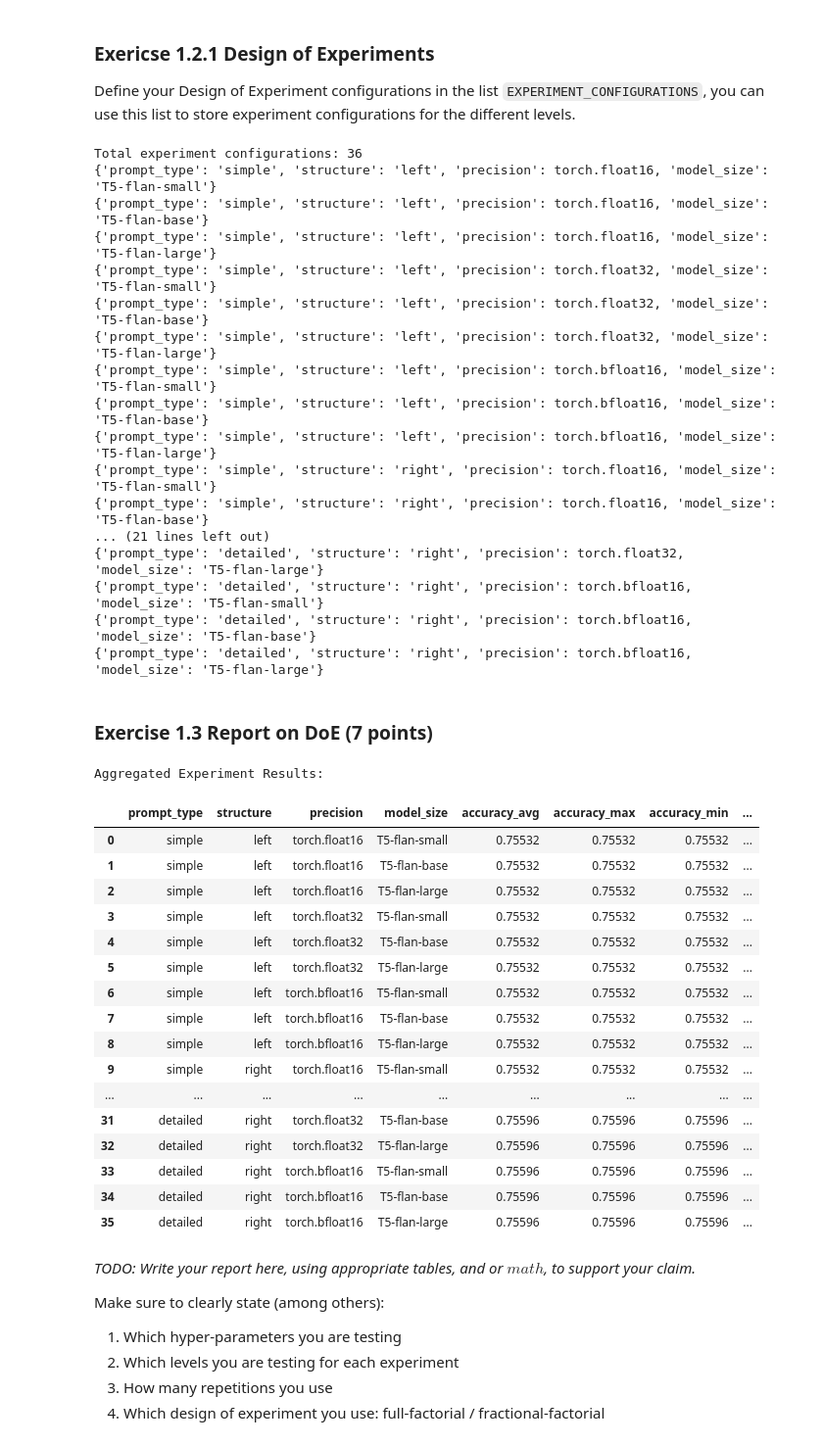
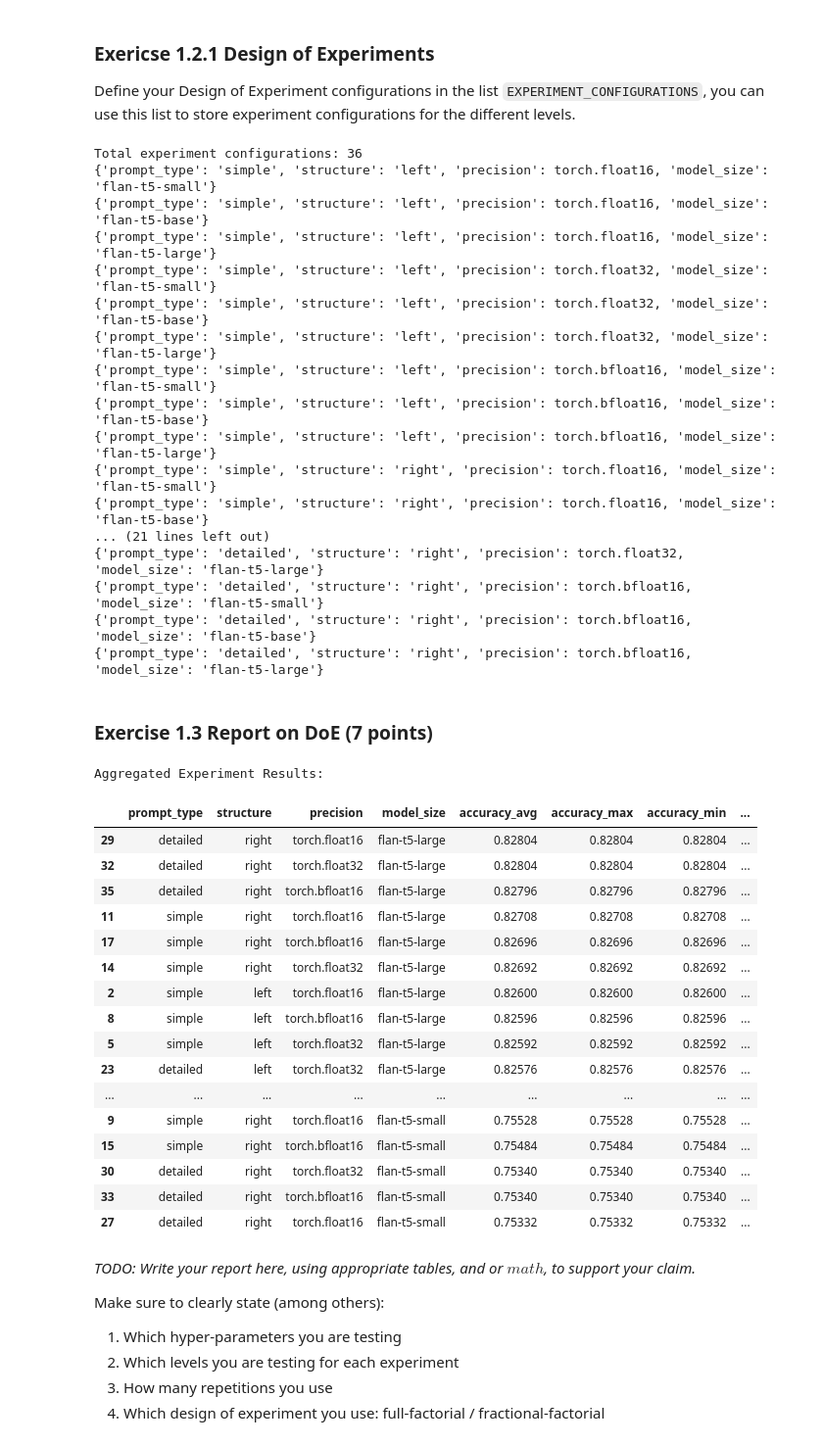
Before and after one commit to Sosekie/MSGAI, a Jupyter notebook: Lab/fcr_homework_llm.ipynb, the cells around one changed output. Shown: that part at 98% size. Cells and saved outputs as stored; diff of their text form; code cells hidden in the pictures.

```diff
--- a/Lab/fcr_homework_llm.ipynb
+++ b/Lab/fcr_homework_llm.ipynb
@@ -917,7 +897,8 @@ def run_q1_evaluation(
 
 
 def get_q1_sets(
-        dataset: datasets.Dataset
+        dataset: datasets.Dataset,
+        side: str = 'left'
 ) -> Tuple[datasets.Dataset, datasets.Dataset]:
     """Helper method to create the low and high level datasets with the `simple` and `detailed` prompt.
 
@@ -927,11 +908,16 @@ def get_q1_sets(
 
     Args:
         dataset (datasets.Dataset): Dataset to be mapped to a simple and detailed representation dataset.
+        side (str): The side on which the prompt should appear (e.g., 'left' or 'right').
 
     Returns:
         Dataset with text mapped using the `simple_template`.
         Dataset with text mapped using the `detailed_template`.
     """
+
+    simple_template = get_simple_prompt_template(side=side)
+    detailed_template = get_detailed_prompt_template(side=side)
+
     # 1. Prepare the simple set (low level)
     simple_set = (
         dataset
@@ -979,7 +965,7 @@ from itertools import product
 prompt_types = ["simple", "detailed"]
 structures = ["left", "right"]
 precisions = [torch.float16, torch.float32, torch.bfloat16]
-model_sizes = ["T5-flan-small", "T5-flan-base", "T5-flan-large"]
+model_sizes = ["flan-t5-small", "flan-t5-base", "flan-t5-large"]
 
 EXPERIMENT_CONFIGURATIONS: List[Dict[str, Any]] = [
     {
@@ -998,22 +984,22 @@ for config in EXPERIMENT_CONFIGURATIONS:
 # END OF YOUR CODE
 # %% [output]
 Total experiment configurations: 36
-{'prompt_type': 'simple', 'structure': 'left', 'precision': torch.float16, 'model_size': 'T5-flan-small'}
-{'prompt_type': 'simple', 'structure': 'left', 'precision': torch.float16, 'model_size': 'T5-flan-base'}
-{'prompt_type': 'simple', 'structure': 'left', 'precision': torch.float16, 'model_size': 'T5-flan-large'}
-{'prompt_type': 'simple', 'structure': 'left', 'precision': torch.float32, 'model_size': 'T5-flan-small'}
-{'prompt_type': 'simple', 'structure': 'left', 'precision': torch.float32, 'model_size': 'T5-flan-base'}
-{'prompt_type': 'simple', 'structure': 'left', 'precision': torch.float32, 'model_size': 'T5-flan-large'}
-{'prompt_type': 'simple', 'structure': 'left', 'precision': torch.bfloat16, 'model_size': 'T5-flan-small'}
-{'prompt_type': 'simple', 'structure': 'left', 'precision': torch.bfloat16, 'model_size': 'T5-flan-base'}
-{'prompt_type': 'simple', 'structure': 'left', 'precision': torch.bfloat16, 'model_size': 'T5-flan-large'}
-{'prompt_type': 'simple', 'structure': 'right', 'precision': torch.float16, 'model_size': 'T5-flan-small'}
-{'prompt_type': 'simple', 'structure': 'right', 'precision': torch.float16, 'model_size': 'T5-flan-base'}
+{'prompt_type': 'simple', 'structure': 'left', 'precision': torch.float16, 'model_size': 'flan-t5-small'}
+{'prompt_type': 'simple', 'structure': 'left', 'precision': torch.float16, 'model_size': 'flan-t5-base'}
+{'prompt_type': 'simple', 'structure': 'left', 'precision': torch.float16, 'model_size': 'flan-t5-large'}
+{'prompt_type': 'simple', 'structure': 'left', 'precision': torch.float32, 'model_size': 'flan-t5-small'}
+{'prompt_type': 'simple', 'structure': 'left', 'precision': torch.float32, 'model_size': 'flan-t5-base'}
+{'prompt_type': 'simple', 'structure': 'left', 'precision': torch.float32, 'model_size': 'flan-t5-large'}
+{'prompt_type': 'simple', 'structure': 'left', 'precision': torch.bfloat16, 'model_size': 'flan-t5-small'}
+{'prompt_type': 'simple', 'structure': 'left', 'precision': torch.bfloat16, 'model_size': 'flan-t5-base'}
+{'prompt_type': 'simple', 'structure': 'left', 'precision': torch.bfloat16, 'model_size': 'flan-t5-large'}
+{'prompt_type': 'simple', 'structure': 'right', 'precision': torch.float16, 'model_size': 'flan-t5-small'}
+{'prompt_type': 'simple', 'structure': 'right', 'precision': torch.float16, 'model_size': 'flan-t5-base'}
 ... (21 lines left out)
-{'prompt_type': 'detailed', 'structure': 'right', 'precision': torch.float32, 'model_size': 'T5-flan-large'}
-{'prompt_type': 'detailed', 'structure': 'right', 'precision': torch.bfloat16, 'model_size': 'T5-flan-small'}
-{'prompt_type': 'detailed', 'structure': 'right', 'precision': torch.bfloat16, 'model_size': 'T5-flan-base'}
-{'prompt_type': 'detailed', 'structure': 'right', 'precision': torch.bfloat16, 'model_size': 'T5-flan-large'}
+{'prompt_type': 'detailed', 'structure': 'right', 'precision': torch.float32, 'model_size': 'flan-t5-large'}
+{'prompt_type': 'detailed', 'structure': 'right', 'precision': torch.bfloat16, 'model_size': 'flan-t5-small'}
+{'prompt_type': 'detailed', 'structure': 'right', 'precision': torch.bfloat16, 'model_size': 'flan-t5-base'}
+{'prompt_type': 'detailed', 'structure': 'right', 'precision': torch.bfloat16, 'model_size': 'flan-t5-large'}
 # %%
 from transformers import GenerationConfig
 import os
@@ -1130,7 +1104,7 @@ for config in EXPERIMENT_CONFIGURATIONS:
     end_times = []
 
     for i in range(1, 6):
-        file_path = f"results/{config['model_size']}/{config['prompt_type']}_{config['structure']}_{precision_str}_{config['prompt_type']}_ex{i}.json"
+        file_path = f"results_zero-shot/{config['model_size']}/{config['prompt_type']}_{config['structure']}_{precision_str}_{i}.json"
 
         try:
             with open(file_path, 'r') as f:
@@ -1143,50 +1117,50 @@ for config in EXPERIMENT_CONFIGURATIONS:
             continue
 
     if accuracies:
         experiment_results.append({
             'prompt_type': config['prompt_type'],
             'structure': config['structure'],
             'precision': precision_str,
             'model_size': config['model_size'],
             'accuracy_avg': sum(accuracies) / len(accuracies),
             'accuracy_max': max(accuracies),
             'accuracy_min': min(accuracies),
             'begin_time_avg': sum(begin_times) / len(begin_times),
             'begin_time_max': max(begin_times),
             'begin_time_min': min(begin_times),
             'end_time_avg': sum(end_times) / len(end_times),
             'end_time_max': max(end_times),
             'end_time_min': min(end_times),
         })
 
 df_results = pd.DataFrame(experiment_results)[[
     'prompt_type', 'structure', 'precision', 'model_size',
     'accuracy_avg', 'accuracy_max', 'accuracy_min',
     'begin_time_avg', 'begin_time_max', 'begin_time_min',
     'end_time_avg', 'end_time_max', 'end_time_min'
-]]
+]].sort_values(by='accuracy_avg', ascending=False)
 
 print("Aggregated Experiment Results:")
 display(df_results)
 # %% [output]
 Aggregated Experiment Results:
 |  | prompt_type | structure | precision | model_size | accuracy_avg | accuracy_max | accuracy_min | ... |
-| 0 | simple | left | torch.float16 | T5-flan-small | 0.75532 | 0.75532 | 0.75532 | ... |
-| 1 | simple | left | torch.float16 | T5-flan-base | 0.75532 | 0.75532 | 0.75532 | ... |
-| 2 | simple | left | torch.float16 | T5-flan-large | 0.75532 | 0.75532 | 0.75532 | ... |
-| 3 | simple | left | torch.float32 | T5-flan-small | 0.75532 | 0.75532 | 0.75532 | ... |
-| 4 | simple | left | torch.float32 | T5-flan-base | 0.75532 | 0.75532 | 0.75532 | ... |
-| 5 | simple | left | torch.float32 | T5-flan-large | 0.75532 | 0.75532 | 0.75532 | ... |
-| 6 | simple | left | torch.bfloat16 | T5-flan-small | 0.75532 | 0.75532 | 0.75532 | ... |
-| 7 | simple | left | torch.bfloat16 | T5-flan-base | 0.75532 | 0.75532 | 0.75532 | ... |
-| 8 | simple | left | torch.bfloat16 | T5-flan-large | 0.75532 | 0.75532 | 0.75532 | ... |
-| 9 | simple | right | torch.float16 | T5-flan-small | 0.75532 | 0.75532 | 0.75532 | ... |
+| 29 | detailed | right | torch.float16 | flan-t5-large | 0.82804 | 0.82804 | 0.82804 | ... |
+| 32 | detailed | right | torch.float32 | flan-t5-large | 0.82804 | 0.82804 | 0.82804 | ... |
+| 35 | detailed | right | torch.bfloat16 | flan-t5-large | 0.82796 | 0.82796 | 0.82796 | ... |
+| 11 | simple | right | torch.float16 | flan-t5-large | 0.82708 | 0.82708 | 0.82708 | ... |
+| 17 | simple | right | torch.bfloat16 | flan-t5-large | 0.82696 | 0.82696 | 0.82696 | ... |
+| 14 | simple | right | torch.float32 | flan-t5-large | 0.82692 | 0.82692 | 0.82692 | ... |
+| 2 | simple | left | torch.float16 | flan-t5-large | 0.82600 | 0.82600 | 0.82600 | ... |
+| 8 | simple | left | torch.bfloat16 | flan-t5-large | 0.82596 | 0.82596 | 0.82596 | ... |
+| 5 | simple | left | torch.float32 | flan-t5-large | 0.82592 | 0.82592 | 0.82592 | ... |
+| 23 | detailed | left | torch.float32 | flan-t5-large | 0.82576 | 0.82576 | 0.82576 | ... |
 | ... | ... | ... | ... | ... | ... | ... | ... | ... |
-| 31 | detailed | right | torch.float32 | T5-flan-base | 0.75596 | 0.75596 | 0.75596 | ... |
-| 32 | detailed | right | torch.float32 | T5-flan-large | 0.75596 | 0.75596 | 0.75596 | ... |
-| 33 | detailed | right | torch.bfloat16 | T5-flan-small | 0.75596 | 0.75596 | 0.75596 | ... |
-| 34 | detailed | right | torch.bfloat16 | T5-flan-base | 0.75596 | 0.75596 | 0.75596 | ... |
-| 35 | detailed | right | torch.bfloat16 | T5-flan-large | 0.75596 | 0.75596 | 0.75596 | ... |
+| 9 | simple | right | torch.float16 | flan-t5-small | 0.75528 | 0.75528 | 0.75528 | ... |
+| 15 | simple | right | torch.bfloat16 | flan-t5-small | 0.75484 | 0.75484 | 0.75484 | ... |
+| 30 | detailed | right | torch.float32 | flan-t5-small | 0.75340 | 0.75340 | 0.75340 | ... |
+| 33 | detailed | right | torch.bfloat16 | flan-t5-small | 0.75340 | 0.75340 | 0.75340 | ... |
+| 27 | detailed | right | torch.float16 | flan-t5-small | 0.75332 | 0.75332 | 0.75332 | ... |
 # %% [markdown]
 
 *TODO: Write your report here, using appropriate tables, and or $math$, to support your claim.*
```
Also changed, not shown: parts of 21 cells of this notebook, 4 other files.
